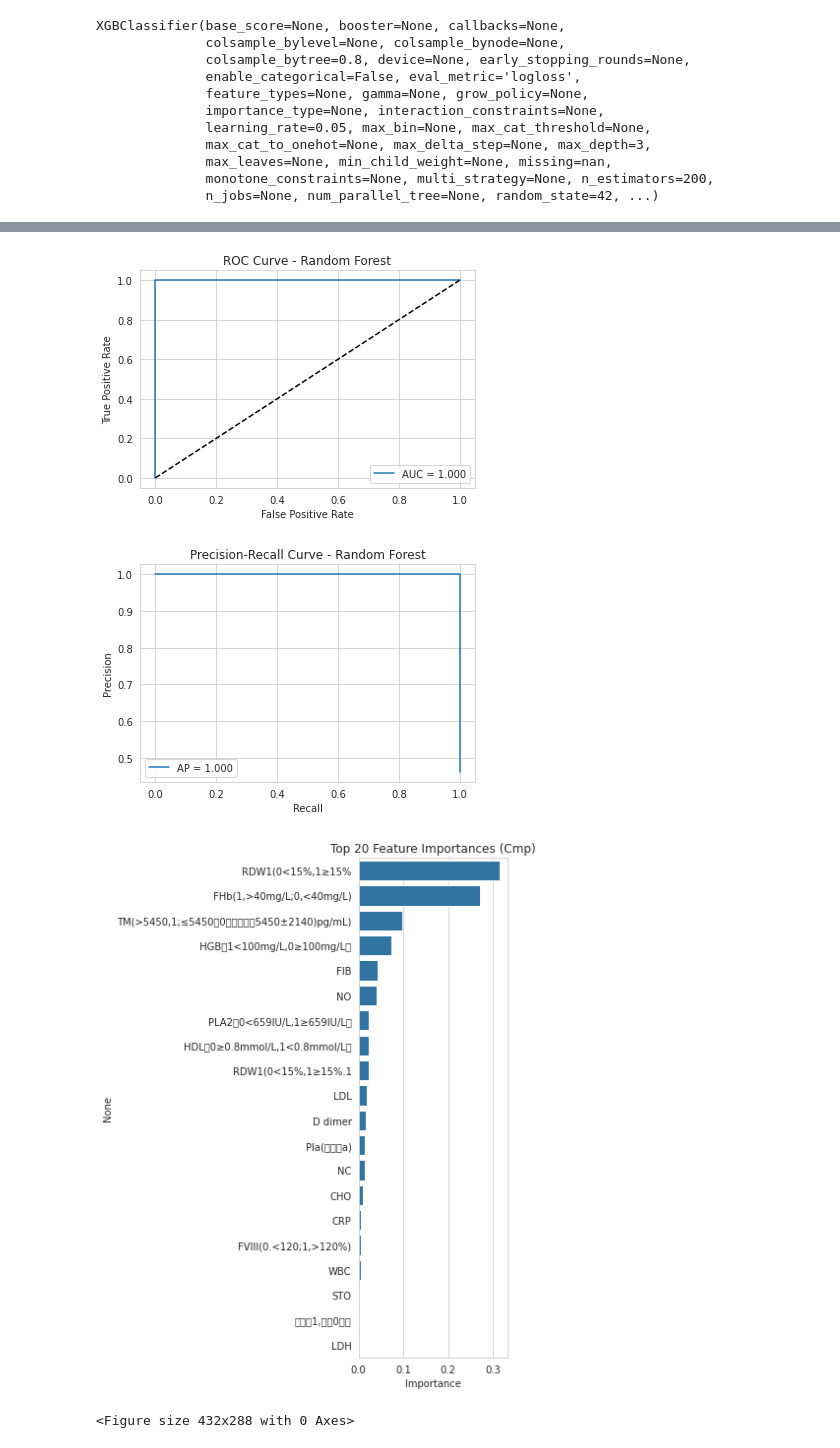
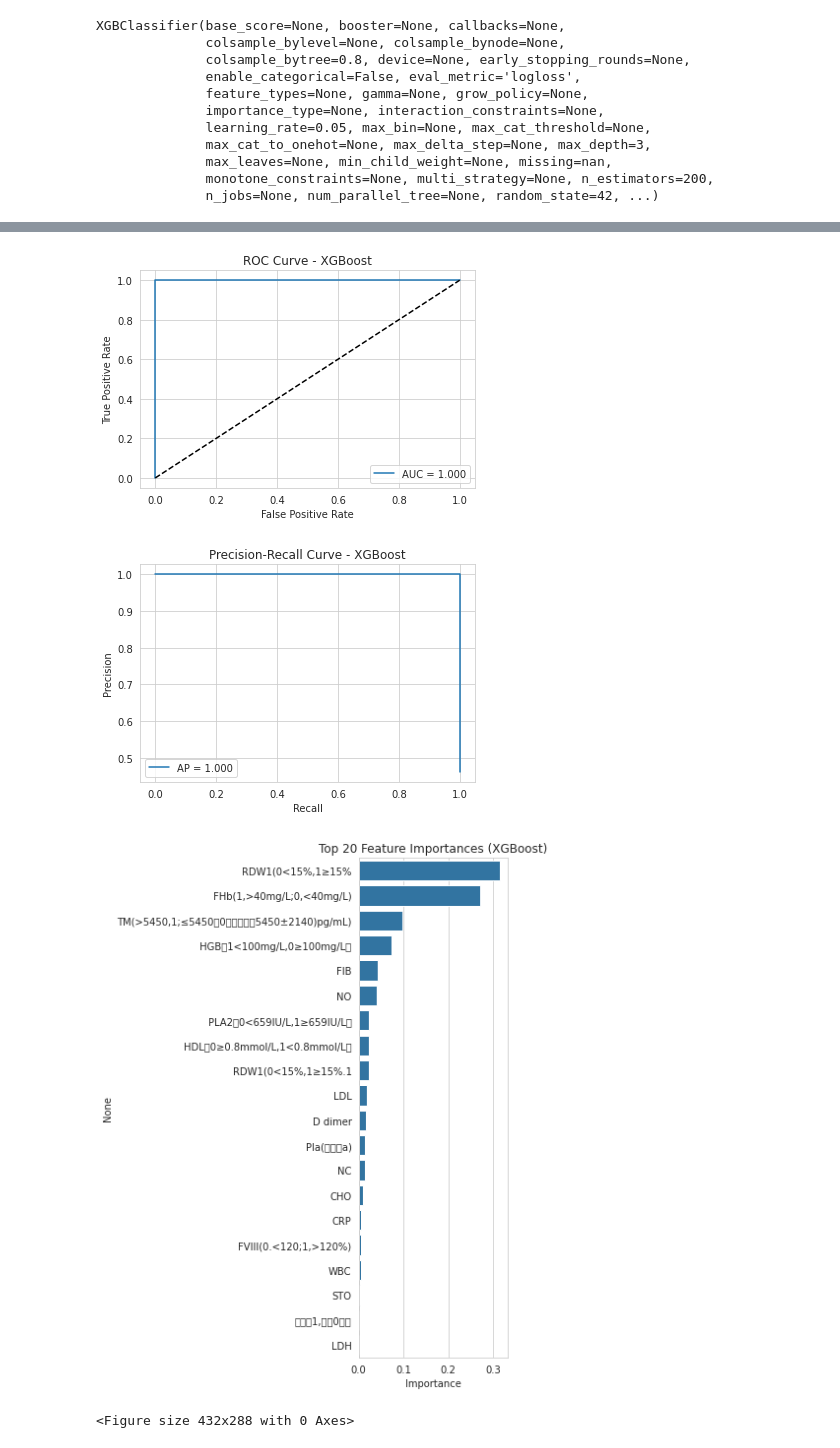
Before and after one commit to enoch321/PLT_Prediction, a Jupyter notebook: notebooks/XGBoost_PLT.ipynb, the cells around one changed output, grey strips where cells are left out. Cells and saved outputs as stored; diff of their text form; code cells hidden in the pictures.

```diff
--- a/notebooks/XGBoost_PLT.ipynb
+++ b/notebooks/XGBoost_PLT.ipynb
@@ -189,11 +189,11 @@ plt.plot(fpr, tpr, label=f"AUC = {metrics['roc_auc']:.3f}")
 plt.plot([0, 1], [0, 1], "k--")
 plt.xlabel("False Positive Rate")
 plt.ylabel("True Positive Rate")
-plt.title("ROC Curve - Random Forest")
+plt.title("ROC Curve - XGBoost")
 plt.legend()
 plt.show()
 # %% [output]
-[figure, old version]
+[figure, new version]
 # %%
 precision, recall, _ = precision_recall_curve(y_test, y_prob)
 
@@ -201,23 +201,23 @@ plt.figure()
 plt.plot(recall, precision, label=f"AP = {metrics['pr_auc']:.3f}")
 plt.xlabel("Recall")
 plt.ylabel("Precision")
-plt.title("Precision-Recall Curve - Random Forest")
+plt.title("Precision-Recall Curve - XGBoost")
 plt.legend()
 plt.show()
 # %% [output]
-[figure, old version]
+[figure, new version]
 # %%
 feat_imp = pd.Series(
     model.feature_importances_,
     index=X.columns
 ).sort_values(ascending=False)
 
 plt.figure(figsize=(6, 8))
 sns.barplot(x=feat_imp.head(20), y=feat_imp.head(20).index)
-plt.title("Top 20 Feature Importances (Cmp)")
+plt.title("Top 20 Feature Importances (XGBoost)")
 plt.xlabel("Importance")
 plt.tight_layout()
 plt.show()
 # %% [output]
-[figure, old version]
+[figure, new version]
 # %%
```
Also changed, not shown: parts of 2 cells of this notebook, 8 other files.
